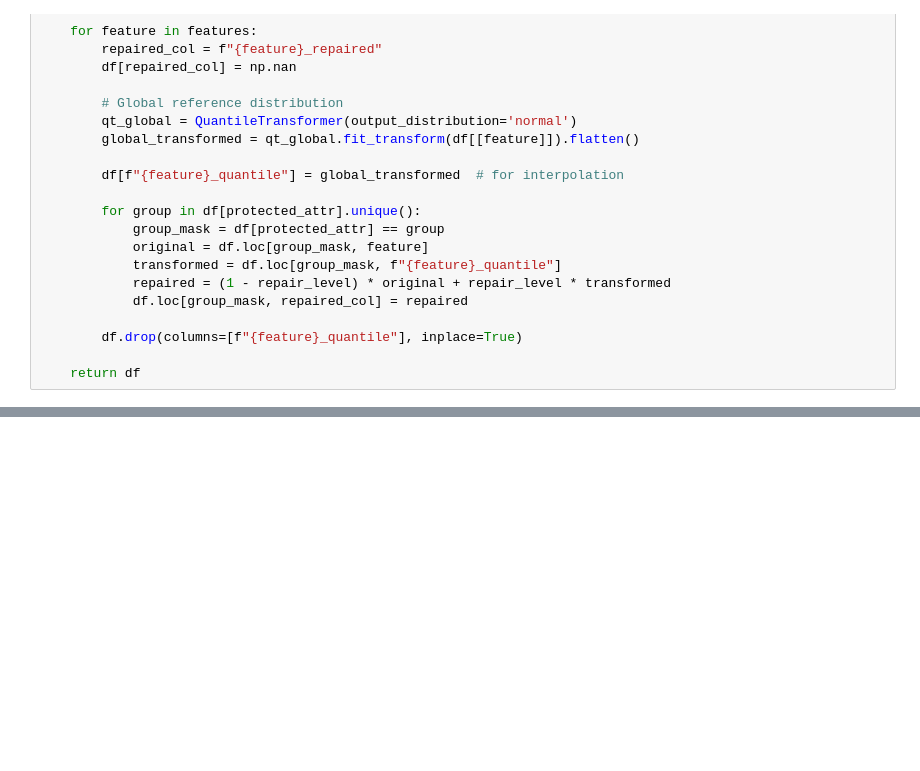
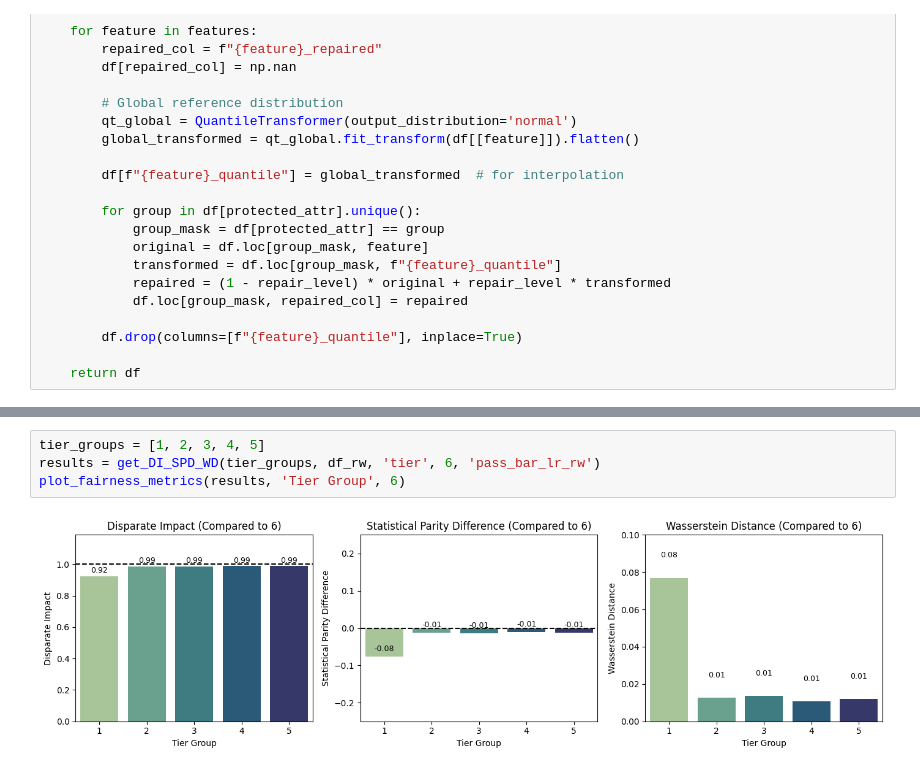
Before and after one commit to fedemarchits/ML-Bias-Mitigation, a Jupyter notebook: logistic_regression_mitigation.ipynb, the cells around one changed output, grey strips where cells are left out. Drawn from its saved outputs; the diff is of its cells as text; blank space fills up the shorter version.

```diff
--- a/logistic_regression_mitigation.ipynb
+++ b/logistic_regression_mitigation.ipynb
@@ -438,0 +288,6 @@ Disparate Impact for fam_inc_repaired:
+# %%
+tier_groups = [1, 2, 3, 4, 5]
+results = get_DI_SPD_WD(tier_groups, df_rw, 'tier', 6, 'pass_bar_lr_rw')
+plot_fairness_metrics(results, 'Tier Group', 6)
+# %% [output]
+[figure, added]
```
Also changed, not shown: parts of 23 cells of this notebook.
